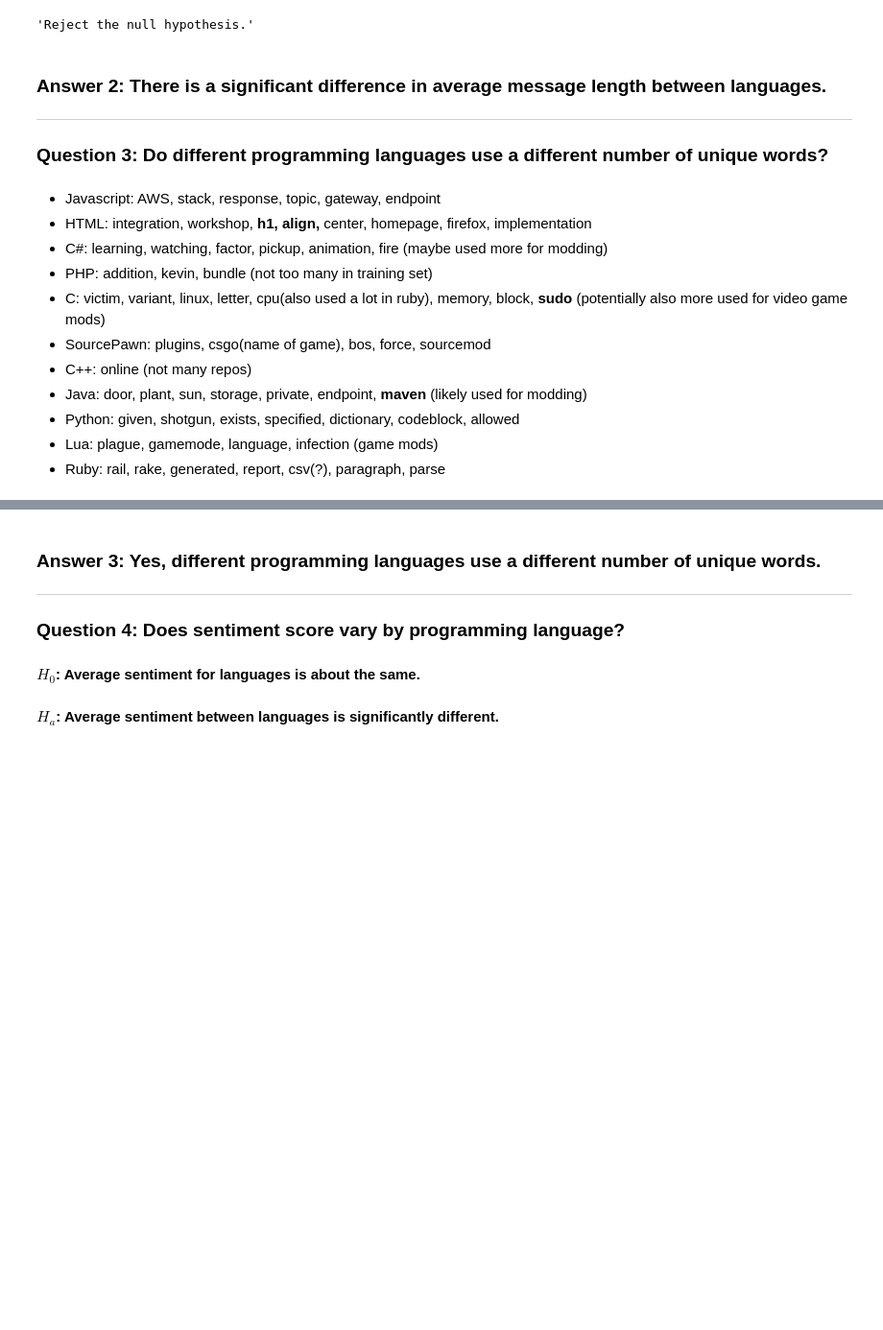
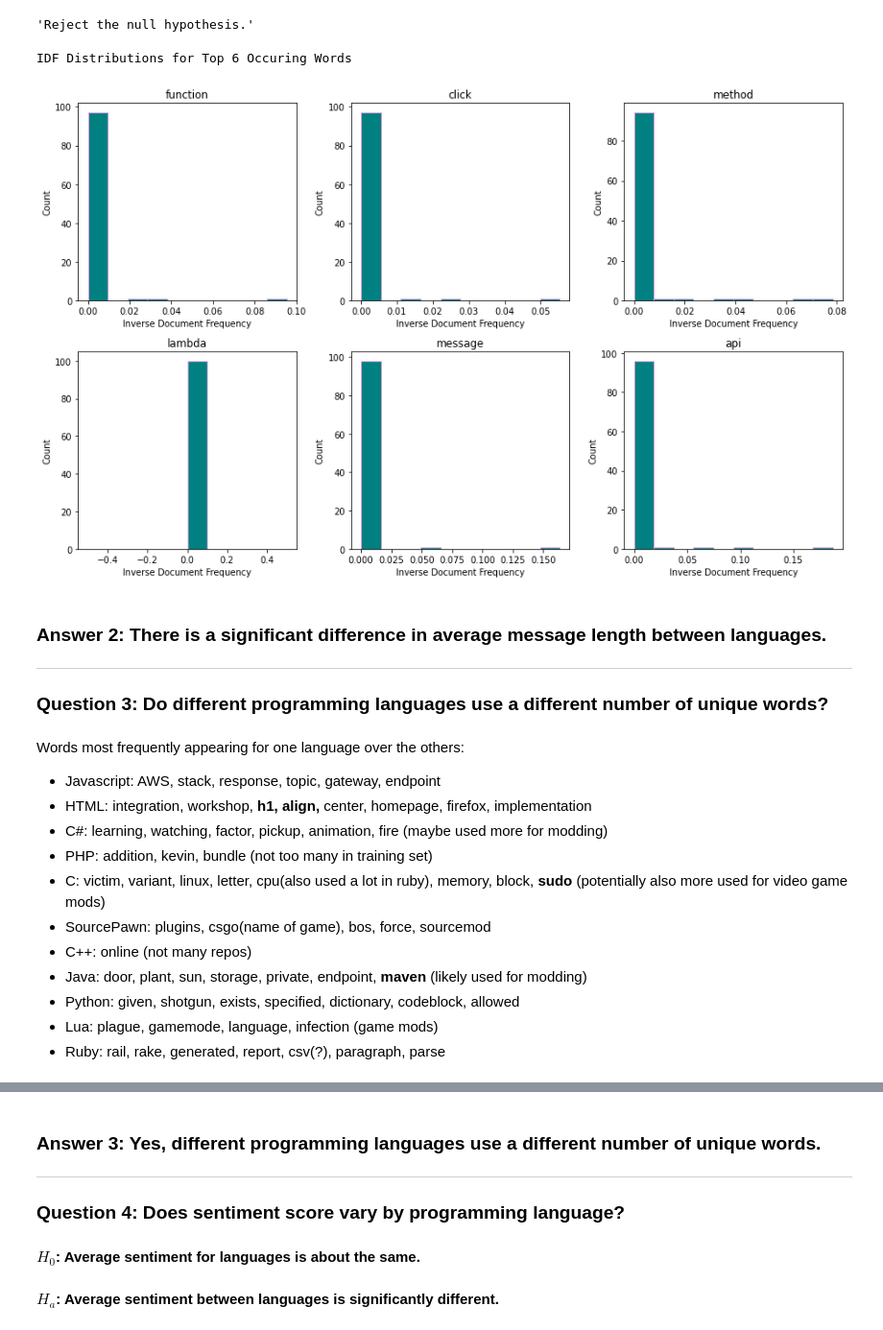
Before and after one commit to NLP-Dream-Team/nlp-project, a Jupyter notebook: Report.ipynb, the cells around one changed output, grey strips where cells are left out. Shown: that part at 96% size. Drawn from its saved outputs; the diff is of its cells as text; code cells hidden in the pictures; blank space fills up the shorter version.

```diff
--- a/Report.ipynb
+++ b/Report.ipynb
@@ -73,11 +73,20 @@ explore.run_kruskal_wallis(train)
 # %% [output]
 17.512468712338894 0.0637659665132073
 'Reject the null hypothesis.'
+# %%
+# get idf distributions
+dist = explore.get_idf_dist(train)
+explore.distributions_grid(train, dist[:6])
+print('IDF Distributions for Top 6 Occuring Words')
+# %% [output]
+IDF Distributions for Top 6 Occuring Words
+[figure, added]
 # %% [markdown]
 ### Answer 2: There is a significant difference in average message length between languages.
 ---
 ### Question 3: Do different programming languages use a different number of unique words?
 # %% [markdown]
+Words most frequently appearing for one language over the others:
 - Javascript: AWS, stack, response, topic, gateway, endpoint
 - HTML: integration, workshop, **h1, align,** center, homepage, firefox, implementation
 - C#: learning, watching, factor, pickup, animation, fire (maybe used more for modding)
```
Also changed, not shown: parts of 2 cells of this notebook, 1 other file.
